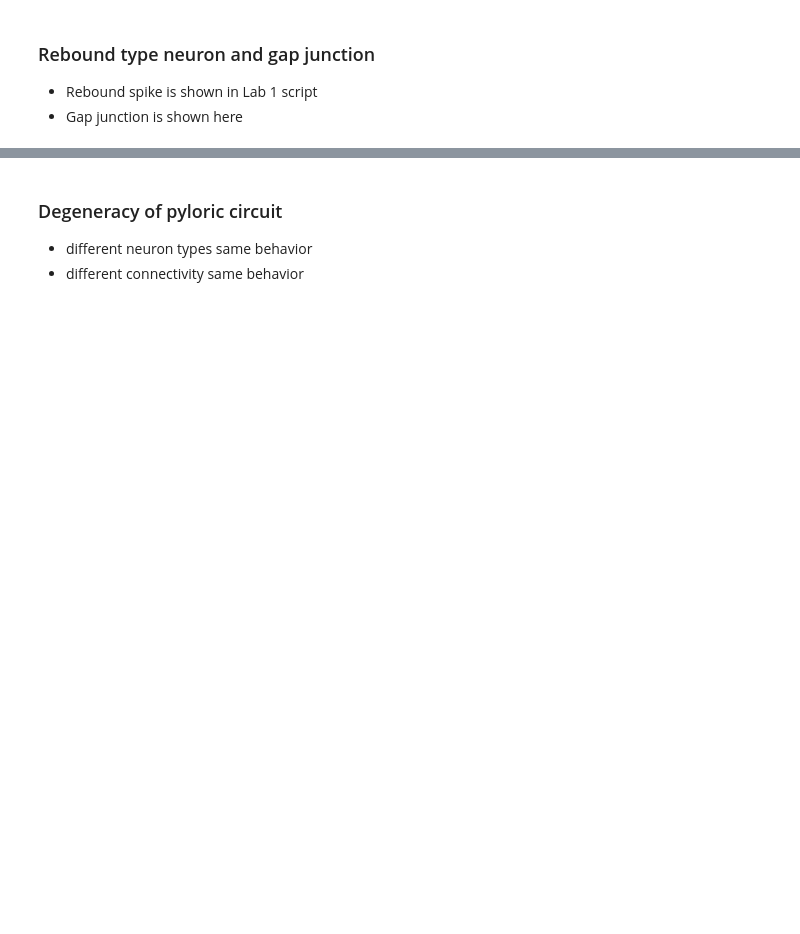
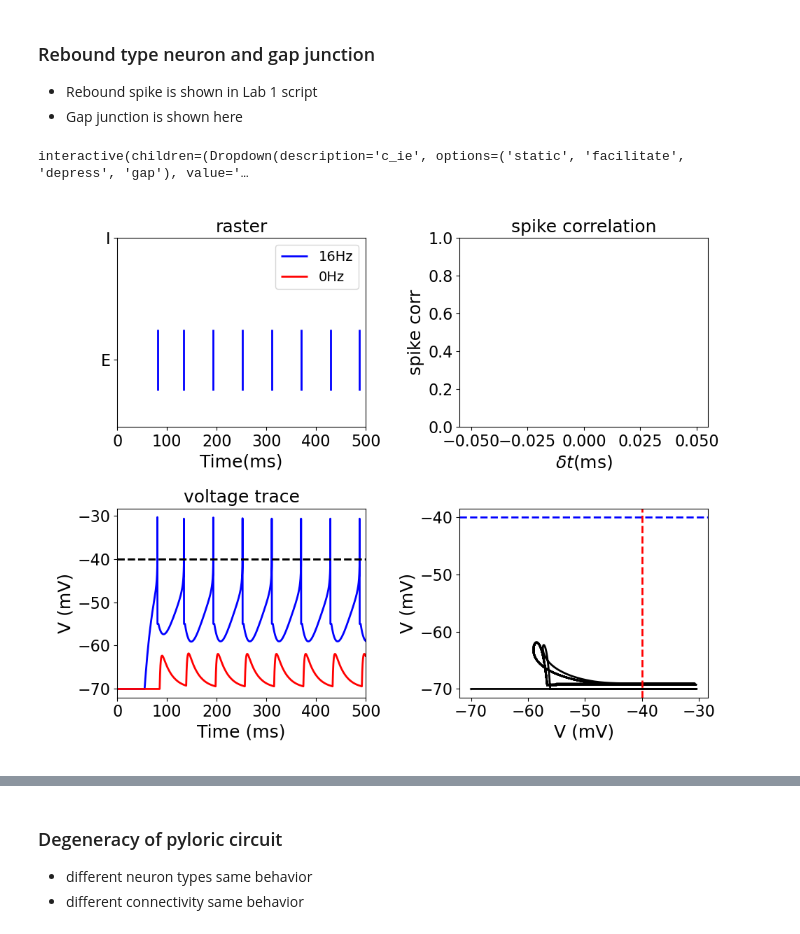
Before and after one commit to michaelglh/STG, a Jupyter notebook: stg_colab.ipynb, the cells around one changed output, grey strips where cells are left out. Cells and saved outputs as stored; diff of their text form; code cells hidden in the pictures; blank space fills up the shorter version.

Commit message:
Depress

```diff
--- a/stg_colab.ipynb
+++ b/stg_colab.ipynb
@@ -105,16 +108,16 @@ def update_EI(c_ie='static'):
     nrns[1].update(tonic_neuron)
 
     # background noise
-    noise = Poisson_generator(sim=h, rate=200)
+    noise = Current_injector(sim=h, Is=np.concatenate([np.zeros(int(T/dt*0.1)), rt*np.ones(int(T/dt*0.9))]))
     nrns[0].connect(noise, {'ctype':'static', 'weight':wt, 'delay':dl})
 
     # recurrent connections
     tps = [ ['static', 'static'],
             [c_ie, 'static']]
     if c_ie == 'gap':
-        J_ie = 3.95e2
+        J_ie = 1e1
     else:
-        J_ie = 1e1
+        J_ie = 1
     con = np.array([[0., 0.],
                     [J_ie, 0.]])
     dly = np.random.uniform(2., 5., (N,N))
@@ -153,33 +156,36 @@ def update_EI(c_ie='static'):
         plt.eventplot(nrn.spikes['times'], lineoffsets=2*l, colors=c, label='%dHz'%(len(nrn.spikes['times'])/T*1e3))
     plt.xlabel('Time(ms)')
     plt.yticks([0, 2], ['E', 'I'])
     plt.xlim([0., T])
     plt.legend()
 
     plt.subplot(2,N,2)
     plt.title('spike correlation')
     plt.plot(deltats, coins)
     plt.xlabel(r'$\delta t$(ms)')
     plt.ylabel('spike corr')
     plt.ylim([0, 1])
 
     # voltage traces
     plt.subplot(2,N,N+1)
     for id, c in zip(range(N), cs):
         if id == 0:
             plt.title('voltage trace')
         plt_par = {'dt':dt, 'range_t':np.arange(0., T, dt), 'V_th':nrns[id].V_th}
         plot_volt_trace(plt_par, nrns[id].v, np.array(nrns[id].spikes['times']), c=c)
         plt.xlim([0., T])
 
     # gap junction
     plt.subplot(2,N,N+2)
     plt_par = {'dt':dt, 'V_ths':[nrn.V_th for nrn in nrns]}
     pair_volt_trace(plt_par, [nrn.v for nrn in nrns], [np.array(nrn.spikes['times']) for nrn in nrns])
     plt.tight_layout()
 
 fig_EI, axes = plt.subplots(2,N,figsize=(5*N,8))
 widgets.interact(update_EI, c_ie=Ctypes);
+# %% [output]
+interactive(children=(Dropdown(description='c_ie', options=('static', 'facilitate', 'depress', 'gap'), value='…
+[figure, added]
 # %% [markdown]
 ### Constructing the pyloric circuit
 
```
Also changed, not shown: parts of 2 cells of this notebook, 1 other file.
